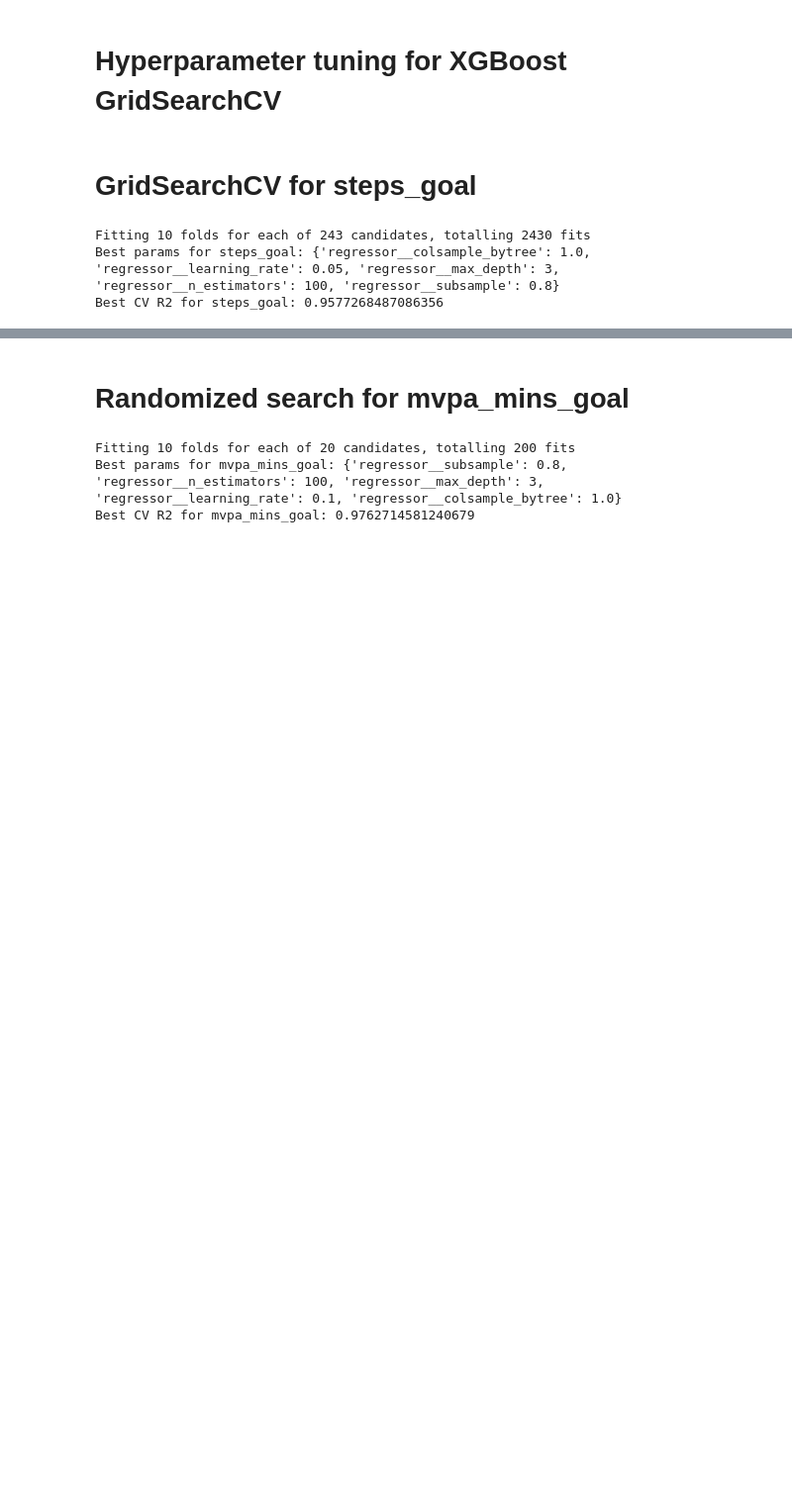
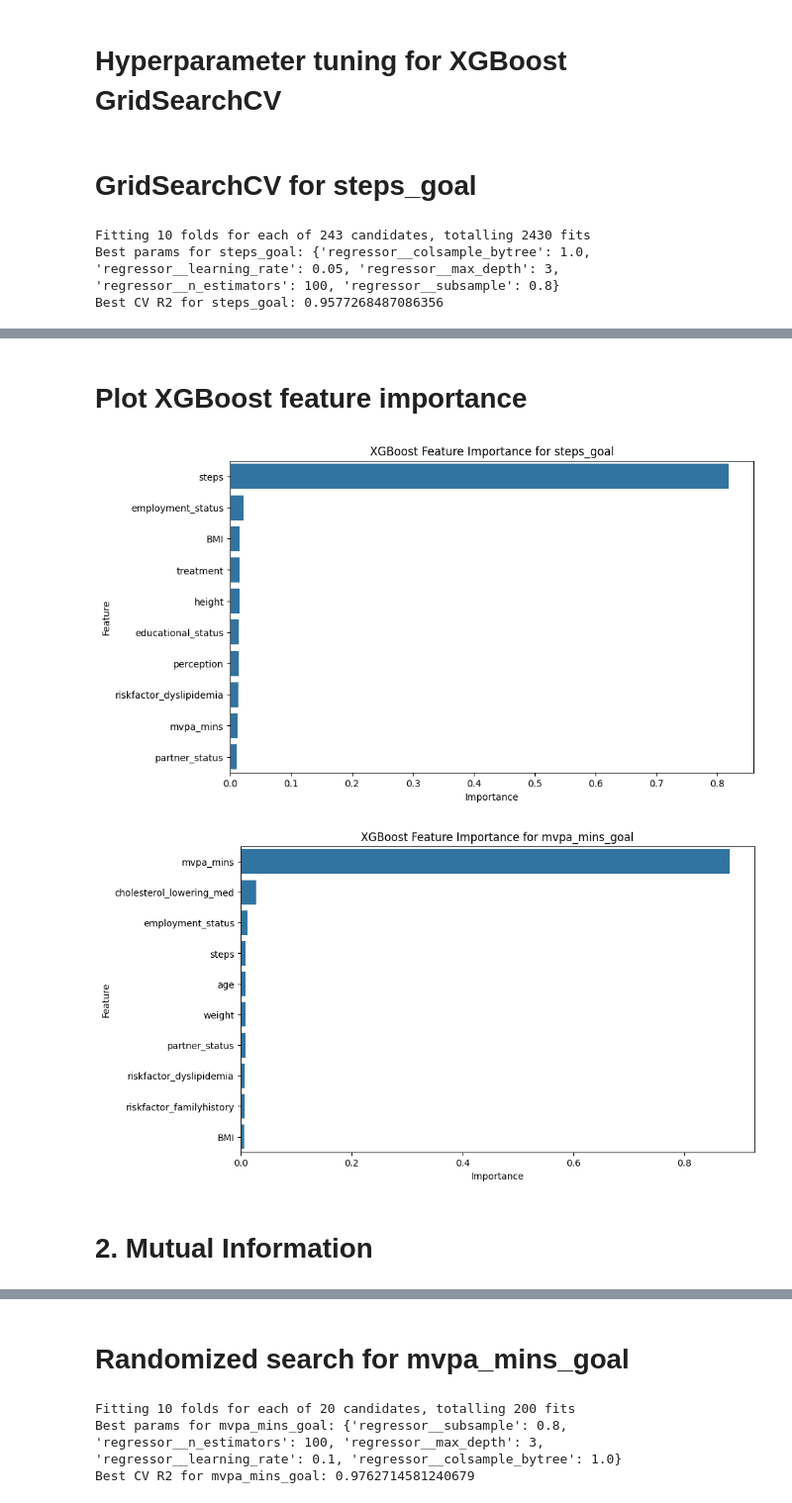
Before and after one commit to aliowx/activity-goal-prediction, a Jupyter notebook: notebook/final_model_notebook.ipynb, the cells around one changed output, grey strips where cells are left out. Shown at 99% size. Drawn from its saved outputs; the diff is of its cells as text; code cells hidden in the pictures; blank space fills up the shorter version.

```diff
--- a/notebook/final_model_notebook.ipynb
+++ b/notebook/final_model_notebook.ipynb
@@ -405,0 +452,5 @@ Best CV R2 for steps_goal: 0.9577268487086356
+# %%
+# 1. XGBoost Feature Importance
+xgb_model_steps = est_model_steps.named_steps['regressor']
+xgb_model_mvpa = est_model_mvpa.named_steps['regressor']
+X_preprocessed = xgb_preprocessor.transform(X_temp)
@@ -405,0 +461,8 @@ Best CV R2 for steps_goal: 0.9577268487086356
+# %%
+xgb_importance_steps = pd.DataFrame({
+    'Feature': numeric_columns,
+    'Importance': xgb_model_steps.feature_importances_
+})
+xgb_importance_steps = xgb_importance_steps.sort_values(by='Importance', ascending=False)
+xgb_importance_steps.to_csv('../data/xgb_feature_importance_steps_goal.csv', index=False)
+logger.info("XGBoost feature importance for steps_goal saved as '../data/xgb_feature_importance_steps_goal.csv'")
@@ -405,0 +473,9 @@ Best CV R2 for steps_goal: 0.9577268487086356
+# %%
+
+xgb_importance_mvpa = pd.DataFrame({
+    'Feature': numeric_columns,
+    'Importance': xgb_model_mvpa.feature_importances_
+})
+xgb_importance_mvpa = xgb_importance_mvpa.sort_values(by='Importance', ascending=False)
+xgb_importance_mvpa.to_csv('../data/xgb_feature_importance_mvpa_mins_goal.csv', index=False)
+logger.info("XGBoost feature importance for mvpa_mins_goal saved as '../data/xgb_feature_importance_mvpa_mins_goal.csv'")
@@ -405,0 +484,20 @@ Best CV R2 for steps_goal: 0.9577268487086356
+# %% [markdown]
+# Plot XGBoost feature importance
+# %%
+
+plt.figure(figsize=(10, 6))
+sns.barplot(x='Importance', y='Feature', data=xgb_importance_steps.head(10))
+plt.title('XGBoost Feature Importance for steps_goal')
+plt.savefig('../photo/xgb_feature_importance_steps_goal.png')
+plt.show()
+
+plt.figure(figsize=(10, 6))
+sns.barplot(x='Importance', y='Feature', data=xgb_importance_mvpa.head(10))
+plt.title('XGBoost Feature Importance for mvpa_mins_goal')
+plt.savefig('../photo/xgb_feature_importance_mvpa_mins_goal.png')
+plt.show()
+# %% [output]
+[figure, added]
+[figure, added]
+# %% [markdown]
+# 2. Mutual Information
```
Also changed, not shown: parts of 17 cells of this notebook.
